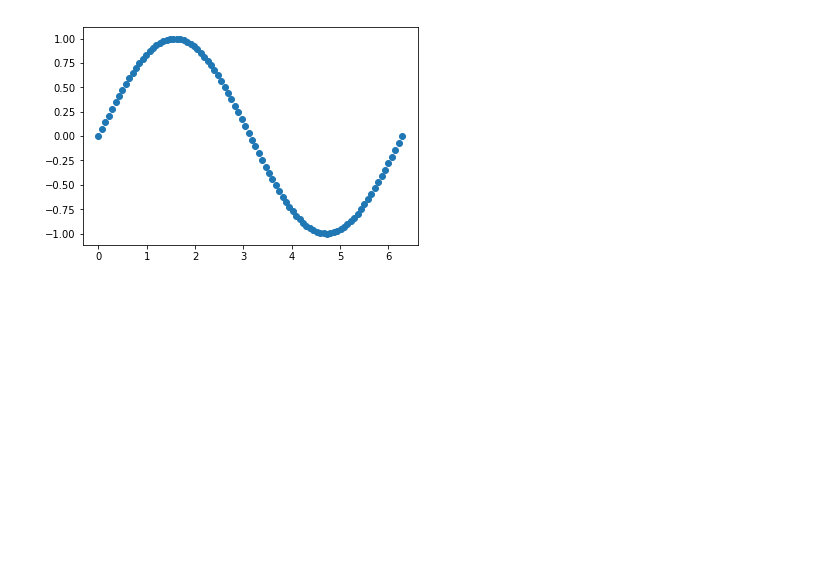
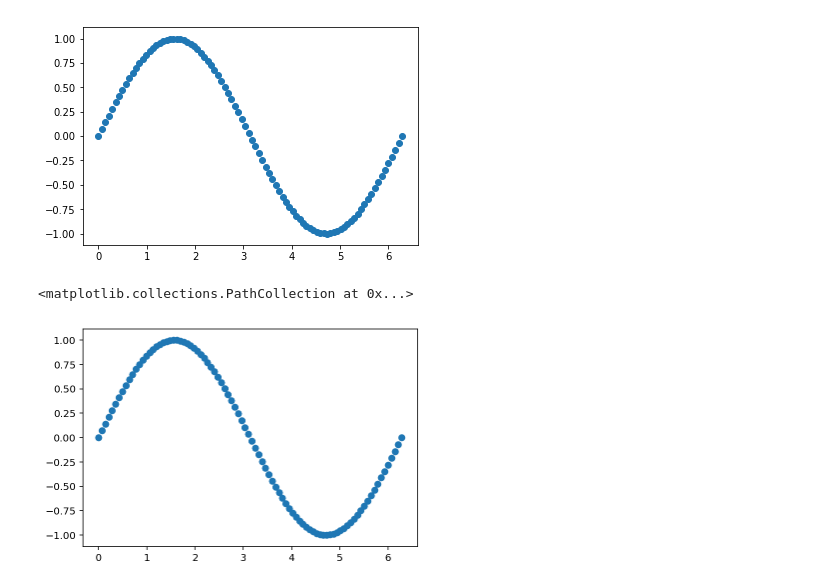
Before and after one commit to worasuch/LearnPython, a Jupyter notebook: numpy_linspace.ipynb, the cells around one changed output. Drawn from its saved outputs; the diff is of its cells as text; code cells hidden in the pictures; blank space fills up the shorter version.

```diff
--- a/numpy_linspace.ipynb
+++ b/numpy_linspace.ipynb
@@ -78,4 +78,7 @@ plt.scatter(x, y)
 # %%
 %config InlineBackend.figure_format='retina'
 # %%
-plt.scatter
+plt.scatter(x,y)
+# %% [output]
+<matplotlib.collections.PathCollection at 0x...>
+[figure, added]
```
Also changed, not shown: parts of 2 cells of this notebook, 4 other files.
